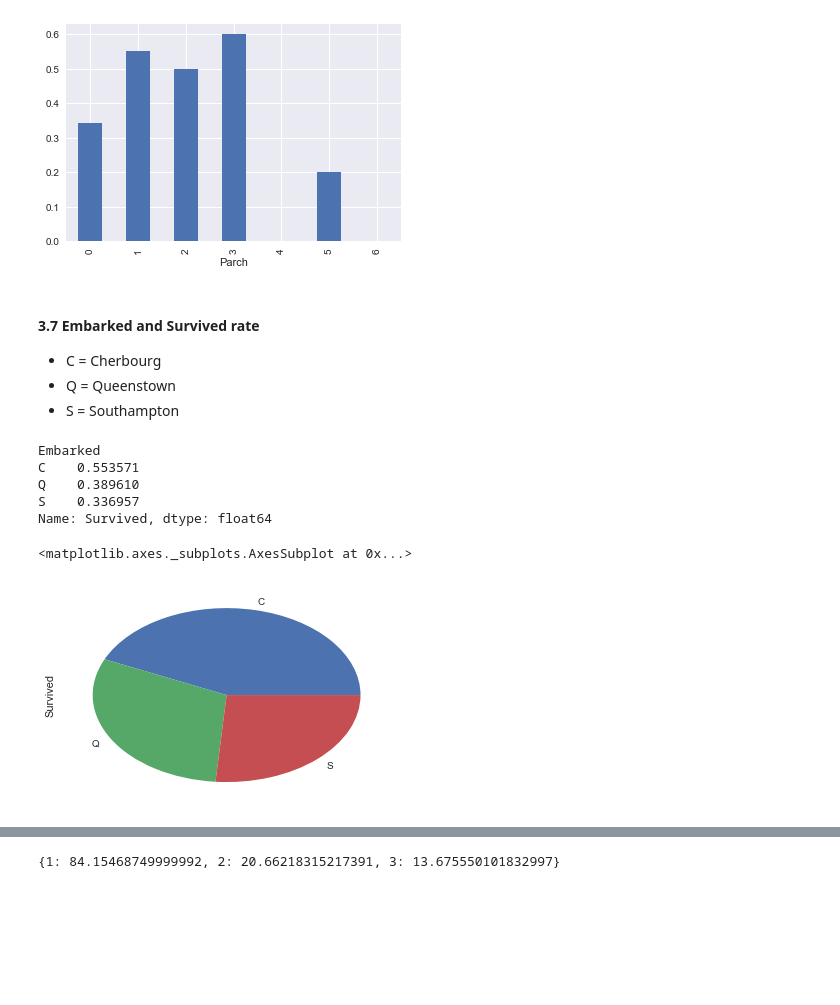
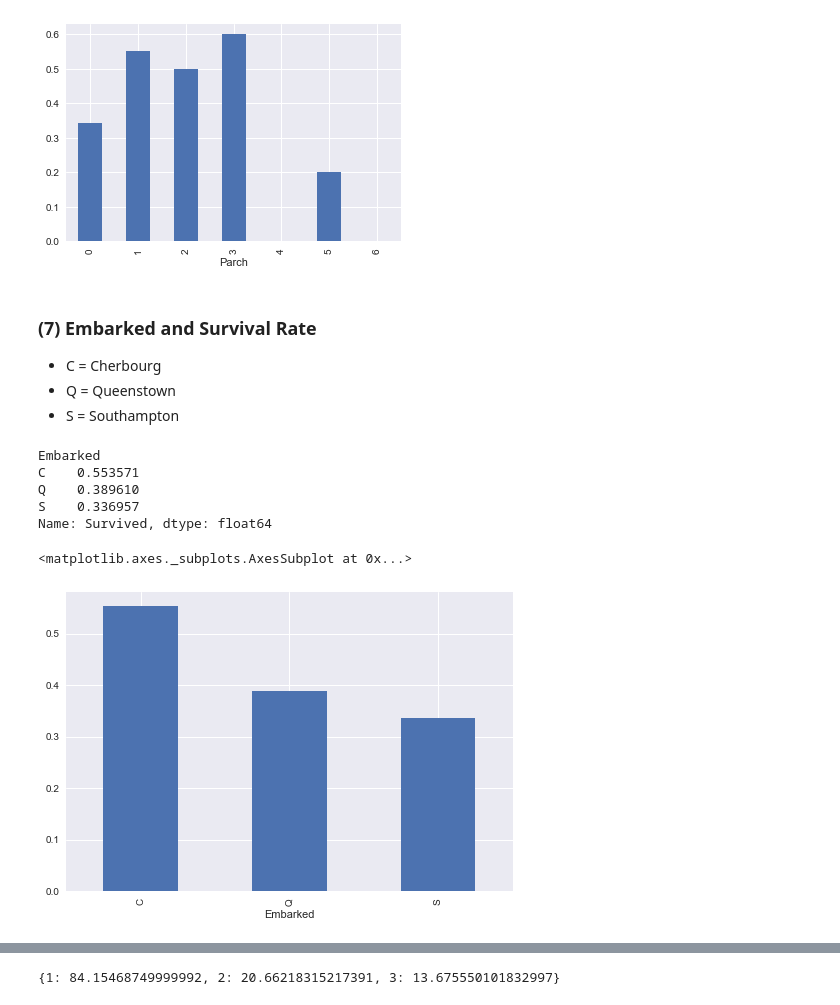
Before and after one commit to freena22/Data-Analysis-Projects, a Jupyter notebook: 01Kaggle_Titanic_Survival.ipynb, the cells around one changed output, grey strips where cells are left out. Saved outputs shown, nothing was run; the diff lists cells and outputs as text; code cells hidden in the pictures; blank space fills up the shorter version.

```diff
--- a/01Kaggle_Titanic_Survival.ipynb
+++ b/01Kaggle_Titanic_Survival.ipynb
@@ -262,19 +264,19 @@ Name: Survived, dtype: float64
 <matplotlib.axes._subplots.AxesSubplot at 0x...>
 [figure]
 # %% [markdown]
-#### 3.7 Embarked and Survived rate
+### (7) Embarked and Survival Rate
 - C = Cherbourg
 - Q = Queenstown
 - S = Southampton
 # %%
 Embarked_Survived_rate = survived_rate('Embarked')
 print(Embarked_Survived_rate)
-Embarked_Survived_rate.plot(kind='pie')
+Embarked_Survived_rate.plot(kind='bar')
 # %% [output]
 Embarked
 C    0.553571
 Q    0.389610
 S    0.336957
 Name: Survived, dtype: float64
 <matplotlib.axes._subplots.AxesSubplot at 0x...>
-[figure, old version]
+[figure, new version]
```
Also changed, not shown: parts of 29 cells of this notebook.
